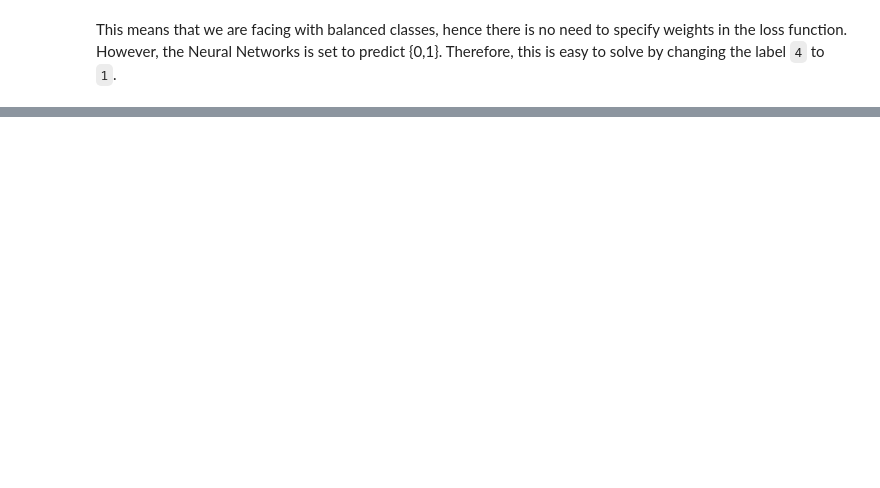
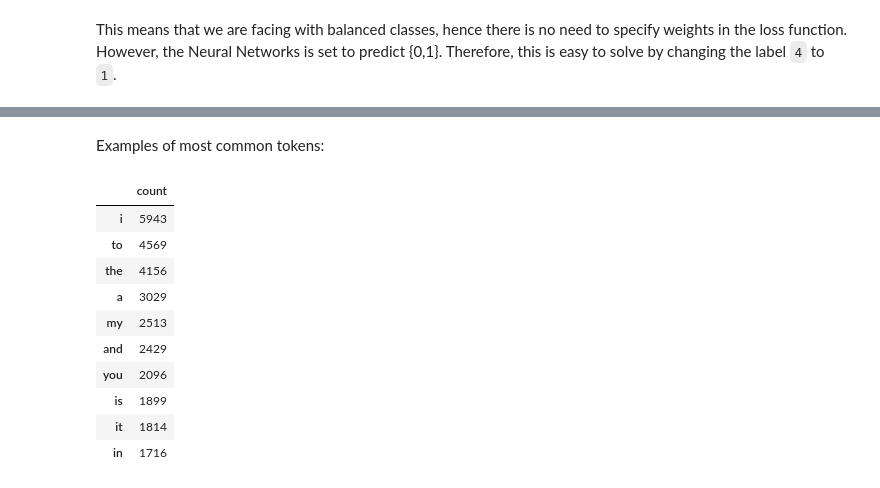
Before and after one commit to nftd/twitter-sentiment-analysis, a Jupyter notebook: notebooks/basic-code.ipynb, the cells around one changed output, grey strips where cells are left out. Cells and saved outputs as stored; diff of their text form; code cells hidden in the pictures; blank space fills up the shorter version.

```diff
--- a/notebooks/basic-code.ipynb
+++ b/notebooks/basic-code.ipynb
@@ -244,0 +268,29 @@ train_label_converted = convert_labels(train_label_non_empty)
+# %%
+def create_vocabulary(data):
+    wordfreq = {}
+    for twitts in data:
+        for token in twitts:
+            if token not in wordfreq.keys():
+                wordfreq[token] = 1
+            else:
+                wordfreq[token] += 1
+    return wordfreq
+# %%
+vocabulary = create_vocabulary(train_data_token)
+# %% [markdown]
+Examples of most common tokens:
+# %%
+df_vocab = pd.DataFrame.from_dict(vocabulary, orient='index', columns=['count'])
+df_vocab.sort_values('count',ascending=False).head(10)
+# %% [output]
+|  | count |
+| i | 5943 |
+| to | 4569 |
+| the | 4156 |
+| a | 3029 |
+| my | 2513 |
+| and | 2429 |
+| you | 2096 |
+| is | 1899 |
+| it | 1814 |
+| in | 1716 |
```
Also changed, not shown: parts of 44 cells of this notebook, 2 other files.
